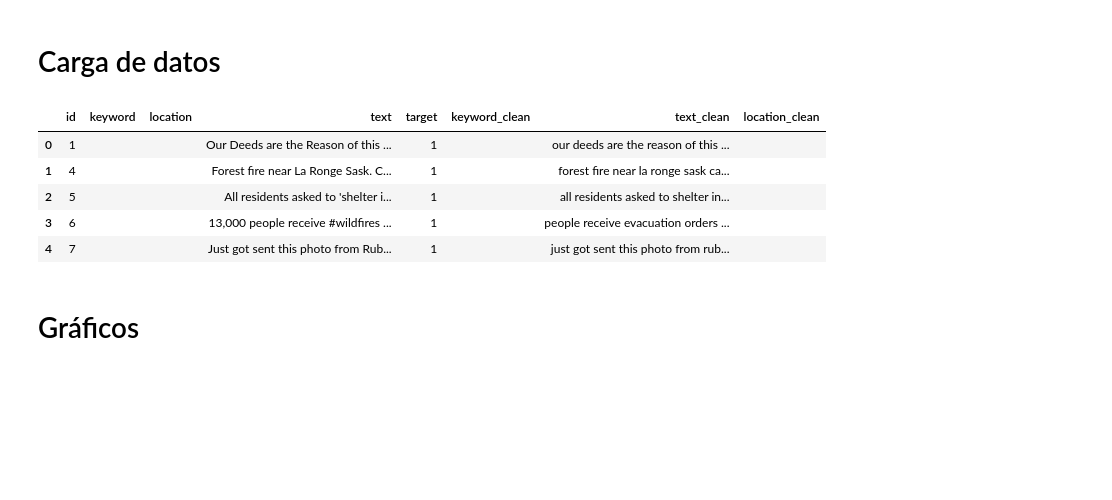
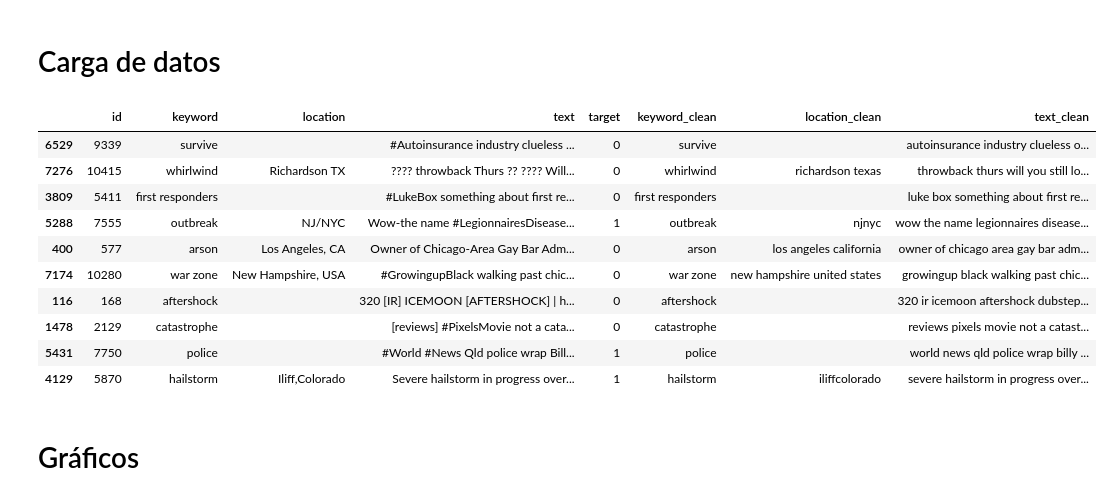
Before and after one commit to delpinor/datos7506, a Jupyter notebook: TP2 - ML.ipynb, the cells around one changed output. Saved outputs shown, nothing was run; the diff lists cells and outputs as text; code cells hidden in the pictures; blank space fills up the shorter version.

```diff
--- a/TP2 - ML.ipynb
+++ b/TP2 - ML.ipynb
@@ -51,7 +51,7 @@ from nltk.stem.snowball import SnowballStemmer
 from nltk.stem import WordNetLemmatizer
 from nltk.corpus import stopwords
 from nltk.corpus import wordnet
-from nltk.corpus import brown
+from nltk.corpus import brown,words
 from nltk.tag import pos_tag
 from textblob import TextBlob
 
@@ -60,7 +60,7 @@ import eli5
 import re, string
 from string import punctuation
 
-pd.set_option('display.max_colwidth', None)
+#pd.set_option('display.max_colwidth', None)
 
 
 
@@ -489,12 +531,24 @@ formato_inicial(train_df)
-# %%
-train_df.head()
-# %% [output]
-|  | id | keyword | location | text | target | keyword_clean | text_clean | location_clean |
-| 0 | 1 |  |  | Our Deeds are the Reason of this ... | 1 |  | our deeds are the reason of this ... |  |
-| 1 | 4 |  |  | Forest fire near La Ronge Sask. C... | 1 |  | forest fire near la ronge sask ca... |  |
-| 2 | 5 |  |  | All residents asked to 'shelter i... | 1 |  | all residents asked to shelter in... |  |
-| 3 | 6 |  |  | 13,000 people receive #wildfires ... | 1 |  | people receive evacuation orders ... |  |
-| 4 | 7 |  |  | Just got sent this photo from Rub... | 1 |  | just got sent this photo from rub... |  |
+# %%
+#train_df[train_df.text_clean.str.contains('\'')]['text_clean'].str.split(expand=True).stack().value_counts().to_csv('data/sample.csv')
+#train_df.sample(2)
+#train_df[train_df.location_clean.str.contains('')]['location_clean'].value_counts().to_csv('data/location.csv')
+#train_df[train_df.text_clean.str.contains('')]['text_clean'].str.split(expand=True).stack().value_counts().to_csv('data/textss.csv')
+#train_df[train_df.text.str.contains('Û')].sample(10)
+train_df[train_df.text.str.contains('#')].sample(10)
+
+#train_df.sample(10)
+# %% [output]
+|  | id | keyword | location | text | target | keyword_clean | location_clean | text_clean |
+| 6529 | 9339 | survive |  | #Autoinsurance industry clueless ... | 0 | survive |  | autoinsurance industry clueless o... |
+| 7276 | 10415 | whirlwind | Richardson TX | ???? throwback Thurs ?? ???? Will... | 0 | whirlwind | richardson texas | throwback thurs will you still lo... |
+| 3809 | 5411 | first responders |  | #LukeBox something about first re... | 0 | first responders |  | luke box something about first re... |
+| 5288 | 7555 | outbreak | NJ/NYC | Wow-the name #LegionnairesDisease... | 1 | outbreak | njnyc | wow the name legionnaires disease... |
+| 400 | 577 | arson | Los Angeles, CA | Owner of Chicago-Area Gay Bar Adm... | 0 | arson | los angeles california | owner of chicago area gay bar adm... |
+| 7174 | 10280 | war zone | New Hampshire, USA | #GrowingupBlack walking past chic... | 0 | war zone | new hampshire united states | growingup black walking past chic... |
+| 116 | 168 | aftershock |  | 320 [IR] ICEMOON [AFTERSHOCK] | h... | 0 | aftershock |  | 320 ir icemoon aftershock dubstep... |
+| 1478 | 2129 | catastrophe |  | [reviews] #PixelsMovie not a cata... | 0 | catastrophe |  | reviews pixels movie not a catast... |
+| 5431 | 7750 | police |  | #World #News Qld police wrap Bill... | 1 | police |  | world news qld police wrap billy ... |
+| 4129 | 5870 | hailstorm | Iliff,Colorado | Severe hailstorm in progress over... | 1 | hailstorm | iliffcolorado | severe hailstorm in progress over... |
 # %% [markdown]
 
 # Gráficos
```
Also changed, not shown: parts of 7 cells of this notebook.
